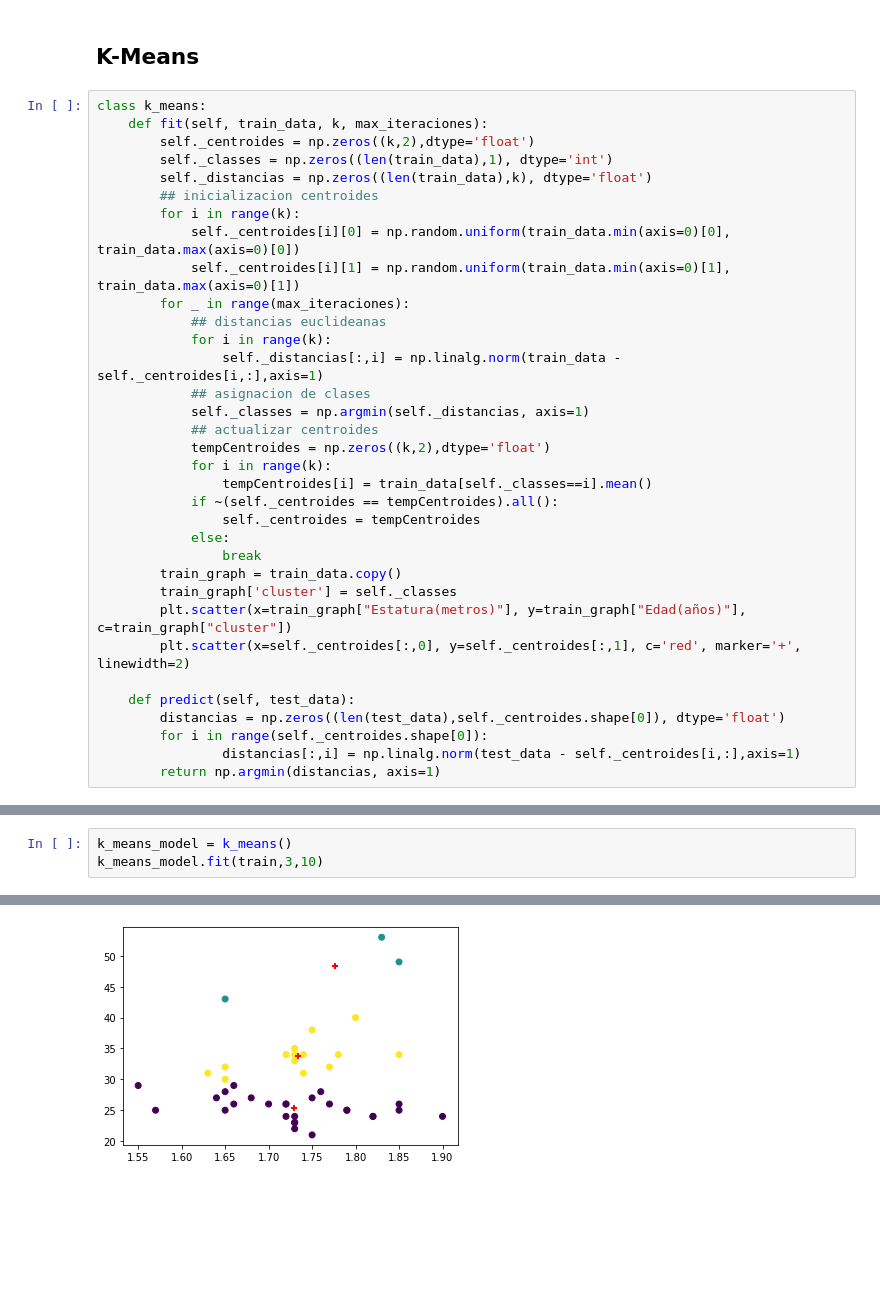
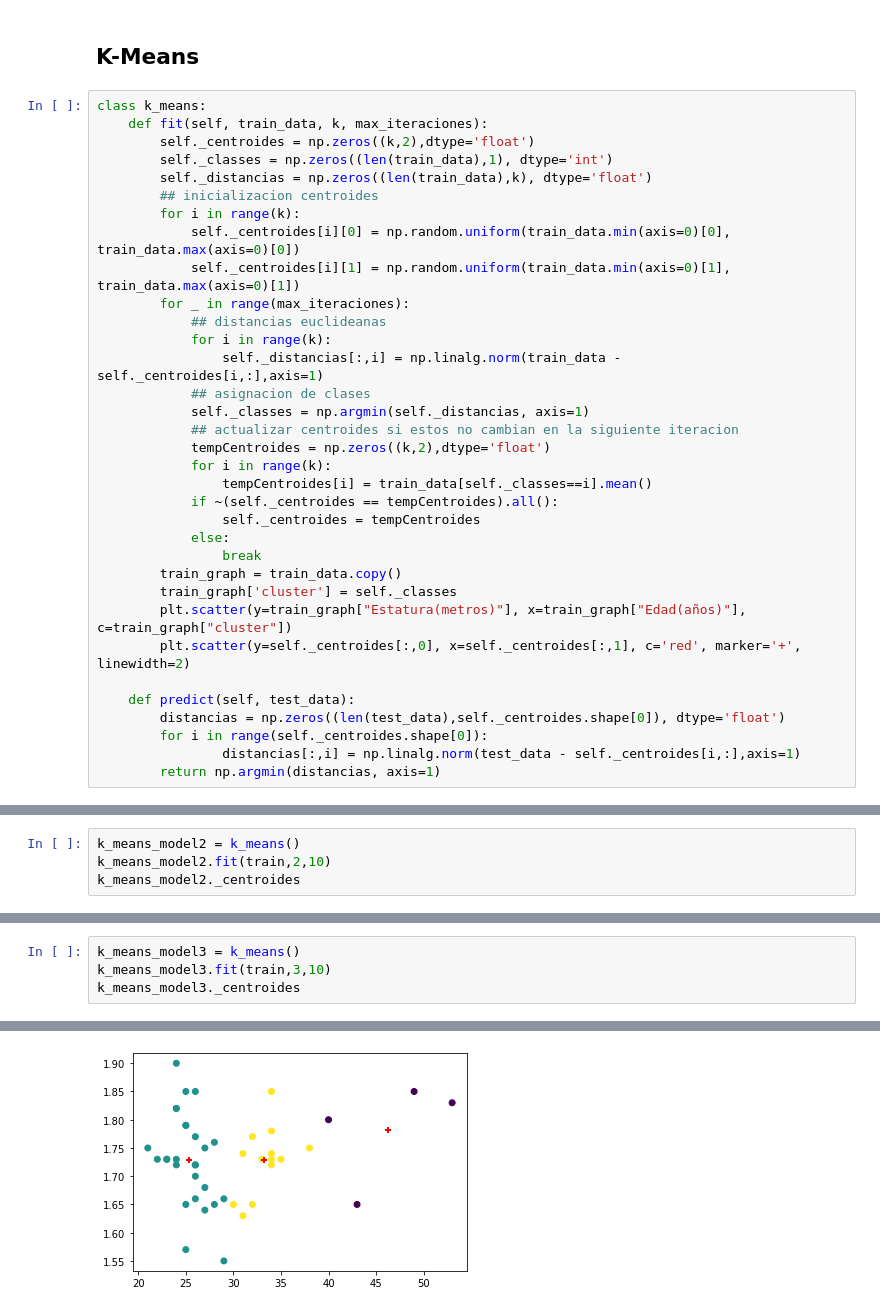
Before and after one commit to cesaraceytuno/STATISTICAL_LEARNING_2, a Jupyter notebook: Practicas/Practica1/Practica1.ipynb, the cells around one changed output, grey strips where cells are left out. Cells and saved outputs as stored; diff of their text form; blank space fills up the shorter version.

```diff
--- a/Practicas/Practica1/Practica1.ipynb
+++ b/Practicas/Practica1/Practica1.ipynb
@@ -29,7 +29,7 @@ class k_means:
                 self._distancias[:,i] = np.linalg.norm(train_data - self._centroides[i,:],axis=1)
             ## asignacion de clases
             self._classes = np.argmin(self._distancias, axis=1)
-            ## actualizar centroides
+            ## actualizar centroides si estos no cambian en la siguiente iteracion
             tempCentroides = np.zeros((k,2),dtype='float')
             for i in range(k):
                 tempCentroides[i] = train_data[self._classes==i].mean()
@@ -39,8 +39,8 @@ class k_means:
                 break
         train_graph = train_data.copy()
         train_graph['cluster'] = self._classes
-        plt.scatter(x=train_graph["Estatura(metros)"], y=train_graph["Edad(años)"], c=train_graph["cluster"])
-        plt.scatter(x=self._centroides[:,0], y=self._centroides[:,1], c='red', marker='+', linewidth=2)
+        plt.scatter(y=train_graph["Estatura(metros)"], x=train_graph["Edad(años)"], c=train_graph["cluster"])
+        plt.scatter(y=self._centroides[:,0], x=self._centroides[:,1], c='red', marker='+', linewidth=2)
 
     def predict(self, test_data):
         distancias = np.zeros((len(test_data),self._centroides.shape[0]), dtype='float')
@@ -49,0 +52,4 @@ class k_means:
+# %%
+k_means_model2 = k_means()
+k_means_model2.fit(train,2,10)
+k_means_model2._centroides
@@ -50,4 +60,5 @@ class k_means:
 # %%
-k_means_model = k_means()
-k_means_model.fit(train,3,10)
+k_means_model3 = k_means()
+k_means_model3.fit(train,3,10)
+k_means_model3._centroides
 # %% [output]
@@ -54 +68 @@ k_means_model.fit(train,3,10)
-[figure, old version]
+[figure, new version]
```
Also changed, not shown: parts of 20 cells of this notebook.
